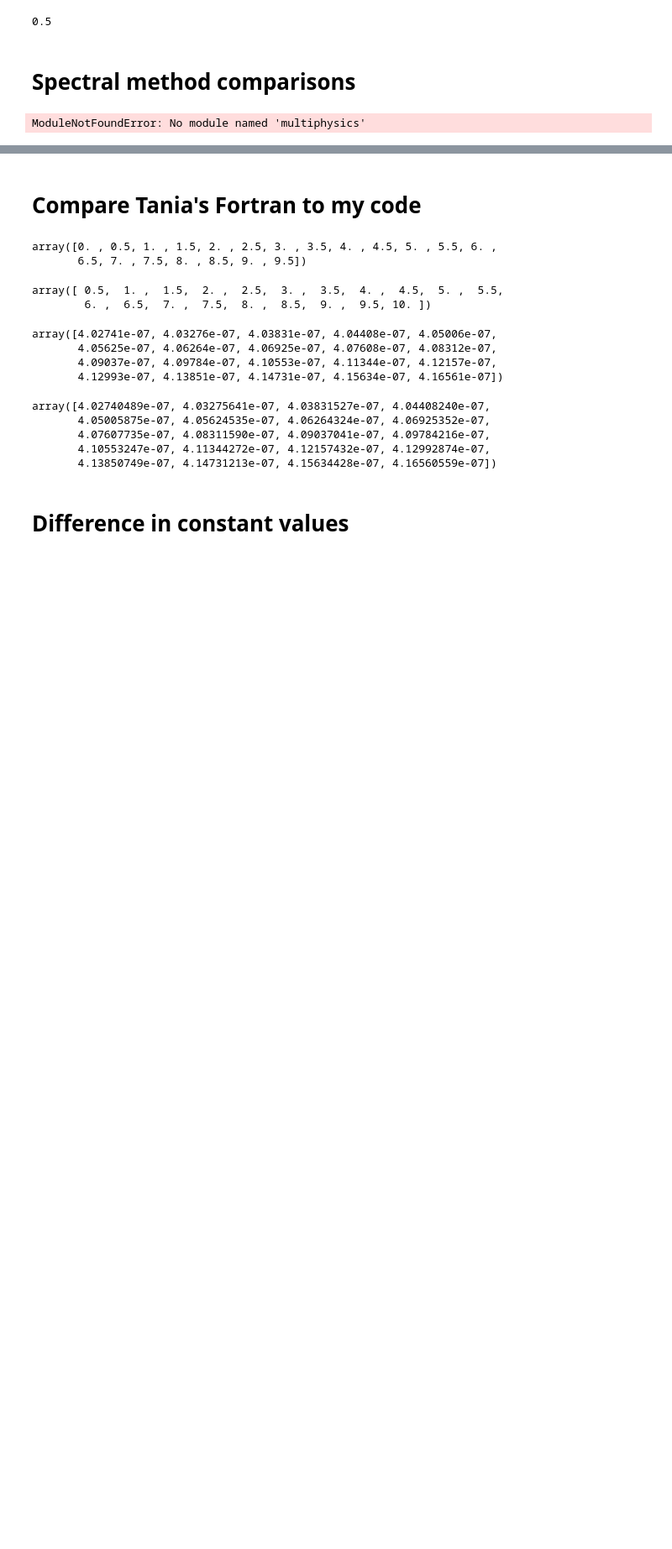
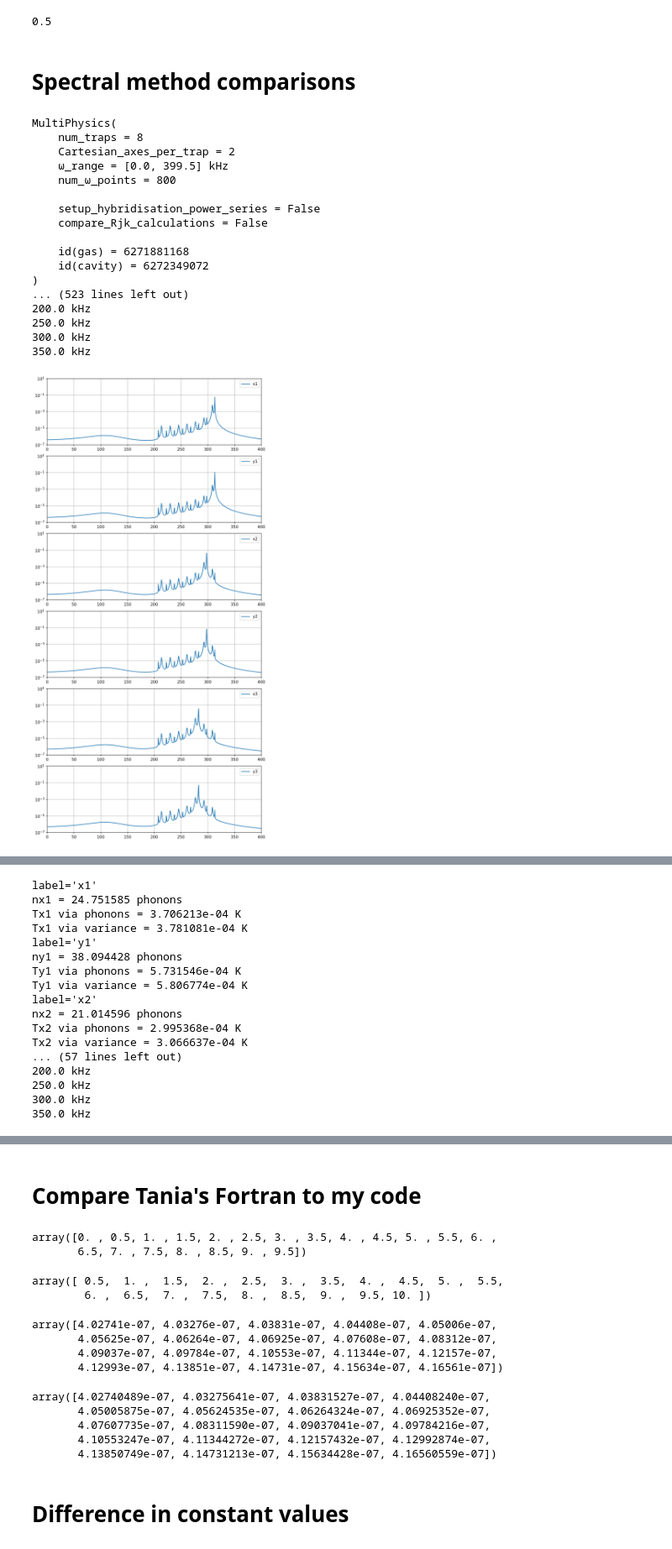
Before and after one commit to julianiacoponi/levisim, a Jupyter notebook: test_physics.ipynb, the cells around one changed output, grey strips where cells are left out. Shown at 84% size. Saved outputs shown, nothing was run; the diff lists cells and outputs as text; code cells hidden in the pictures; blank space fills up the shorter version.

```diff
--- a/test_physics.ipynb
+++ b/test_physics.ipynb
@@ -117,7 +100,7 @@ xyz_data[:, 0][1] - xyz_data[:, 0][0]
 # %% [markdown]
 # Spectral method comparisons
 # %%
-from multiphysics import *
+from levisim.physics.multiphysics import *
 import matplotlib.pyplot as plt
 from pprint import pprint as pp
 import cv2
@@ -246,30 +229,13 @@ for spectral_type in spectral_types:
                 ['Y2'],
                 ['X3'],
                 ['Y3'],
-                # ['X4'],
-                # ['Y4'],
-                # ['X5'],
-                # ['Y5'],
-                # ['X6'],
-                # ['Y6'],
-                # ['X7'],
-                # ['Y7'],
-                # ['X8'],
-                # ['Y8'],
-                # ['X1', 'Y1'],
-                # ['X2', 'Y2'],
-                # ['X3', 'Y3'],
-                # ['X4', 'Y4'],
-                # ['X5', 'Y5'],
-                # ['X6', 'Y6'],
-                # ['X7', 'Y7'],
-                # ['X8', 'Y8'],
             ])
             PSD_ax_list = list(PSD_ax_dict.values())
             for ii, PSD_ax in enumerate(PSD_ax_list):
                 PSD_ax.plot(mph.ω_range / kHz, plot_values[:, ii], label=label[ii])
                 PSD_ax.set_yscale('log')
                 PSD_ax.legend()
+                PSD_ax.grid()
                 PSD_ax.set_xlim(ω_low, ω_high)
                 PSD_ax.set_ylim(1e-7, 1e1)
             plt.show()
@@ -303,7 +269,7 @@ for spectral_type in spectral_types:
                 print(f'T{label} via phonons = {njn * ħΩ / kB:.6e} K')
 
                 eqp_f = jn.m * jn.Ω**2 / kB
-                q_variance = SQQ_area * jn.zpf**2 / (2*π)
+                q_variance = SQQ_area * jn.zpf**2
                 print(f'T{label} via variance = {eqp_f * q_variance:.6e} K')
 
 
@@ -324,31 +290,48 @@ if len(methods) >= 4:
     method_pairs.append((methods[1], methods[3]))
 
 # comparing 5
 if len(methods) >= 5:
     method_pairs.append((methods[3], methods[4]))
     method_pairs.append((methods[0], methods[4]))
     method_pairs.append((methods[1], methods[4]))
     method_pairs.append((methods[2], methods[4]))
 
 
 def greyscale_diff(image_1, image_2):
     return cv2.cvtColor(cv2.subtract(image_1, image_2), cv2.COLOR_BGR2GRAY)
 
 results_dict = {}
 all_results = []
 for spectral_type, image_dict in image_dicts.items():
 
     results_dict[spectral_type] = {}
 
     for method_pair in method_pairs:
         diff = greyscale_diff(image_dict[method_pair[0]], image_dict[method_pair[1]])
         result = cv2.countNonZero(diff) == 0
 
         all_results.append(result)
         results_dict[spectral_type][method_pair] = result
 
 assert all(all_results), f'🏴‍☠️🏴‍☠️🏴‍☠️🏴‍☠️🏴‍☠️ Failure present! 🏴‍☠️🏴‍☠️🏴‍☠️🏴‍☠️🏴‍☠️\n{results_dict=}'
 print('🎉🎉🎉🎉🎉 all spectral calculation methods agree :) 🎉🎉🎉🎉🎉')
 pp(results_dict)
 # %% [output]
-ModuleNotFoundError: No module named 'multiphysics'
+MultiPhysics(
+    num_traps = 8
+    Cartesian_axes_per_trap = 2
+    ω_range = [0.0, 399.5] kHz
+    num_ω_points = 800
+
+    setup_hybridisation_power_series = False
+    compare_Rjk_calculations = False
+
+    id(gas) = 6271881168
+    id(cavity) = 6272349072
+)
+... (523 lines left out)
+200.0 kHz
+250.0 kHz
+300.0 kHz
+350.0 kHz
+[figure, added]
@@ -354,0 +339,17 @@ ModuleNotFoundError: No module named 'multiphysics'
+label='x1'
+nx1 = 24.751585 phonons
+Tx1 via phonons = 3.706213e-04 K
+Tx1 via variance = 3.781081e-04 K
+label='y1'
+ny1 = 38.094428 phonons
+Ty1 via phonons = 5.731546e-04 K
+Ty1 via variance = 5.806774e-04 K
+label='x2'
+nx2 = 21.014596 phonons
+Tx2 via phonons = 2.995368e-04 K
+Tx2 via variance = 3.066637e-04 K
+... (57 lines left out)
+200.0 kHz
+250.0 kHz
+300.0 kHz
+350.0 kHz
```
Also changed, not shown: parts of 5 cells of this notebook, 35 other files.
